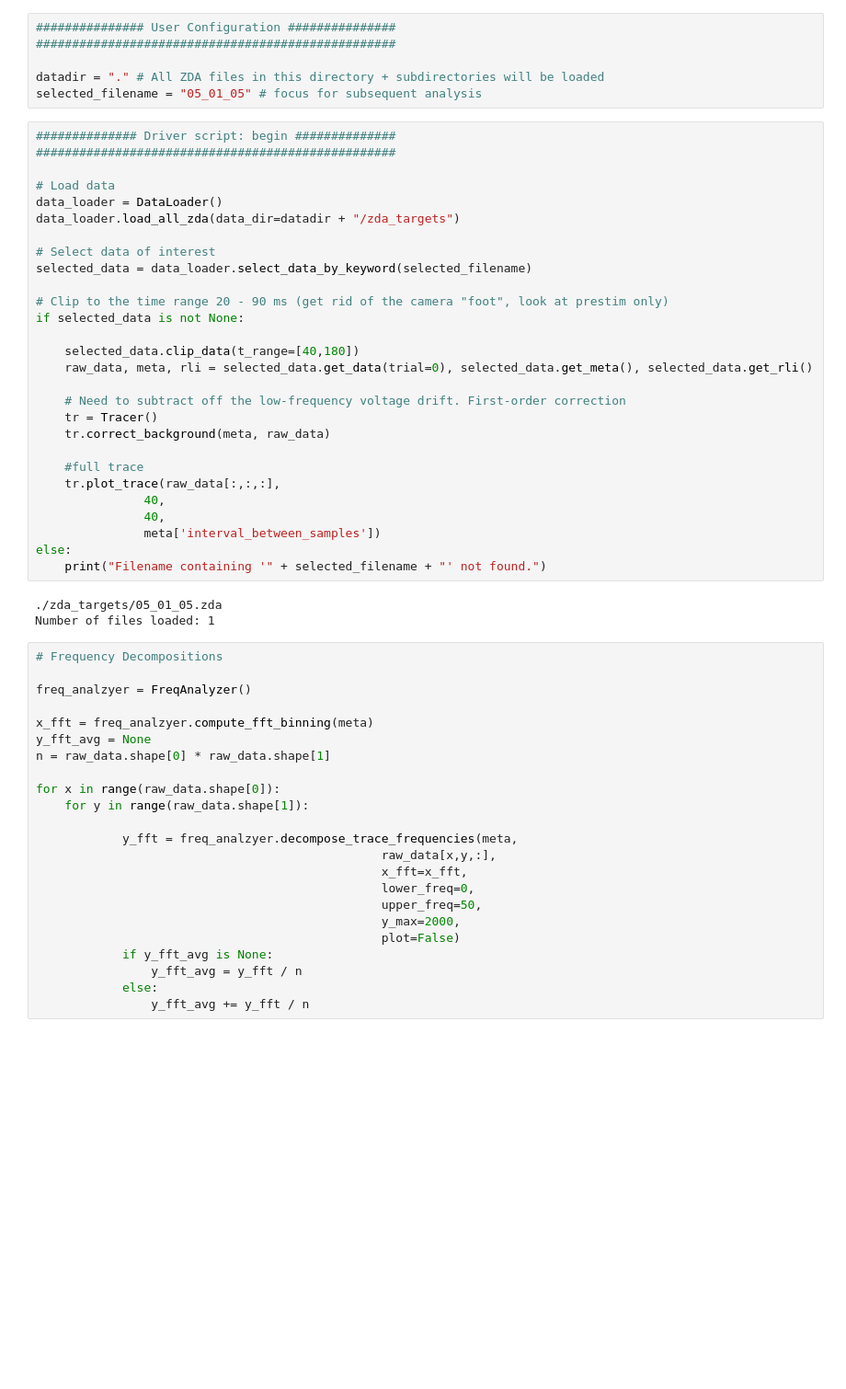
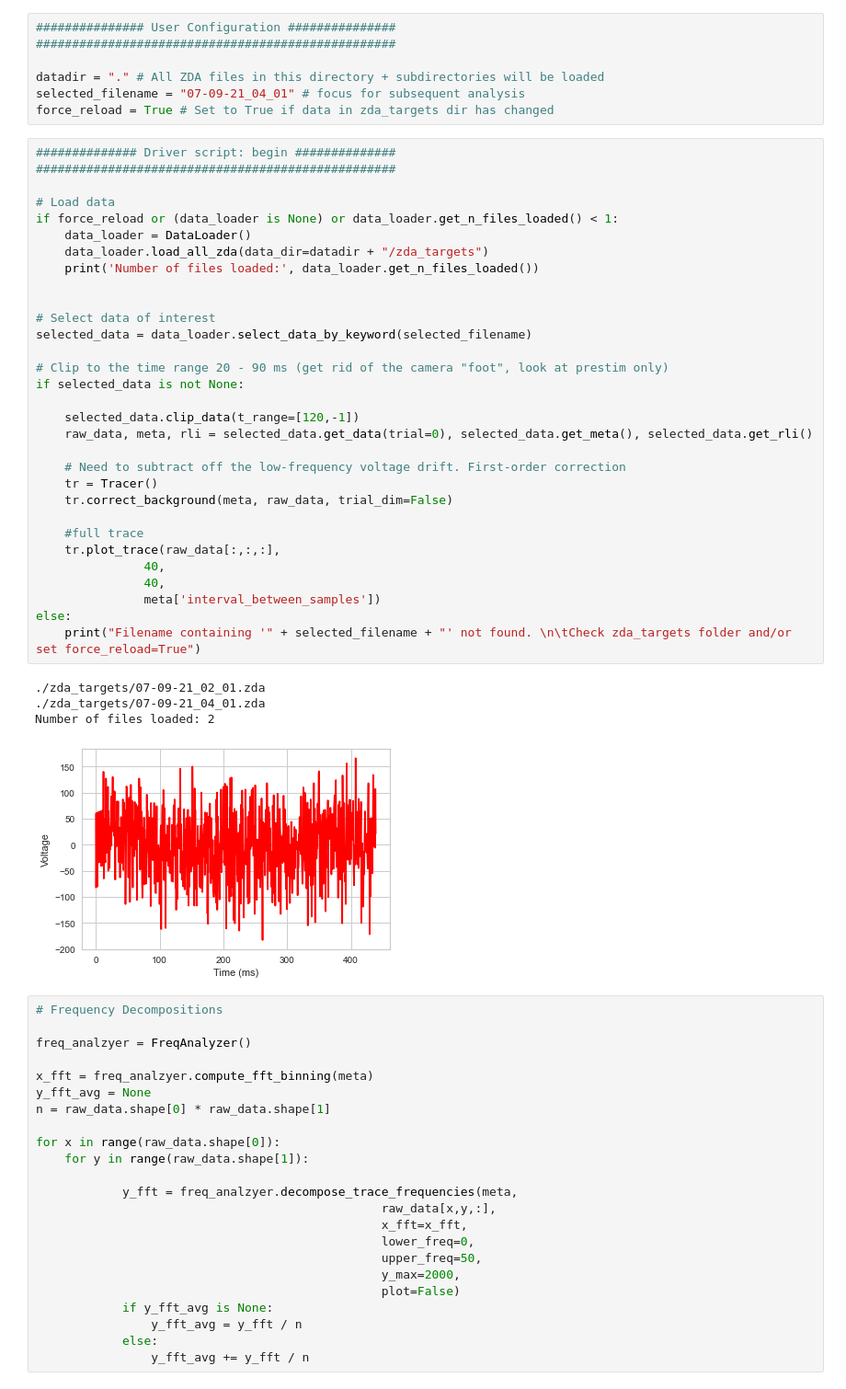
Before and after one commit to john-judge/ZDA_Explorer, a Jupyter notebook: sample_analysis_freq.ipynb, the cells around one changed output. Shown: that part at 92% size. Drawn from its saved outputs; the diff is of its cells as text; blank space fills up the shorter version.

```diff
--- a/sample_analysis_freq.ipynb
+++ b/sample_analysis_freq.ipynb
@@ -8,38 +6,44 @@ Using matplotlib backend: Qt5Agg
 ##################################################
 
 datadir = "." # All ZDA files in this directory + subdirectories will be loaded
-selected_filename = "05_01_05" # focus for subsequent analysis
+selected_filename = "07-09-21_04_01" # focus for subsequent analysis
+force_reload = True # Set to True if data in zda_targets dir has changed
 # %%
 ############## Driver script: begin ##############
 ##################################################
 
 # Load data
-data_loader = DataLoader()
-data_loader.load_all_zda(data_dir=datadir + "/zda_targets")
+if force_reload or (data_loader is None) or data_loader.get_n_files_loaded() < 1:
+    data_loader = DataLoader()
+    data_loader.load_all_zda(data_dir=datadir + "/zda_targets")
+    print('Number of files loaded:', data_loader.get_n_files_loaded())
+
 
 # Select data of interest
 selected_data = data_loader.select_data_by_keyword(selected_filename)
 
 # Clip to the time range 20 - 90 ms (get rid of the camera "foot", look at prestim only)
 if selected_data is not None:
 
-    selected_data.clip_data(t_range=[40,180])
+    selected_data.clip_data(t_range=[120,-1])
     raw_data, meta, rli = selected_data.get_data(trial=0), selected_data.get_meta(), selected_data.get_rli()
 
     # Need to subtract off the low-frequency voltage drift. First-order correction
     tr = Tracer()
-    tr.correct_background(meta, raw_data)
+    tr.correct_background(meta, raw_data, trial_dim=False)
 
     #full trace
     tr.plot_trace(raw_data[:,:,:],
                40,
                40,
                meta['interval_between_samples'])
 else:
-    print("Filename containing '" + selected_filename + "' not found.")
+    print("Filename containing '" + selected_filename + "' not found. \n\tCheck zda_targets folder and/or set force_reload=True")
 # %% [output]
-./zda_targets/05_01_05.zda
-Number of files loaded: 1
+./zda_targets/07-09-21_02_01.zda
+./zda_targets/07-09-21_04_01.zda
+Number of files loaded: 2
+[figure, added]
 # %%
 # Frequency Decompositions
 
```
Also changed, not shown: parts of 6 cells of this notebook, 4 other files.
